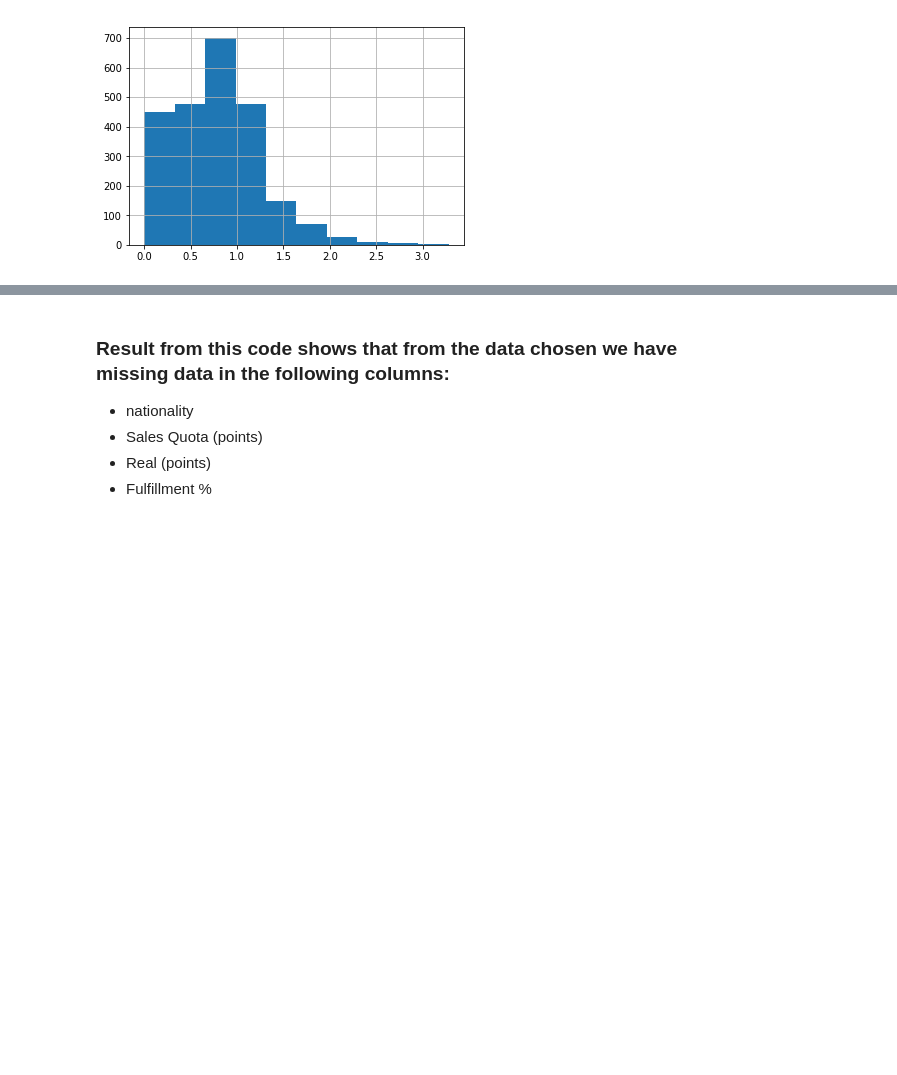
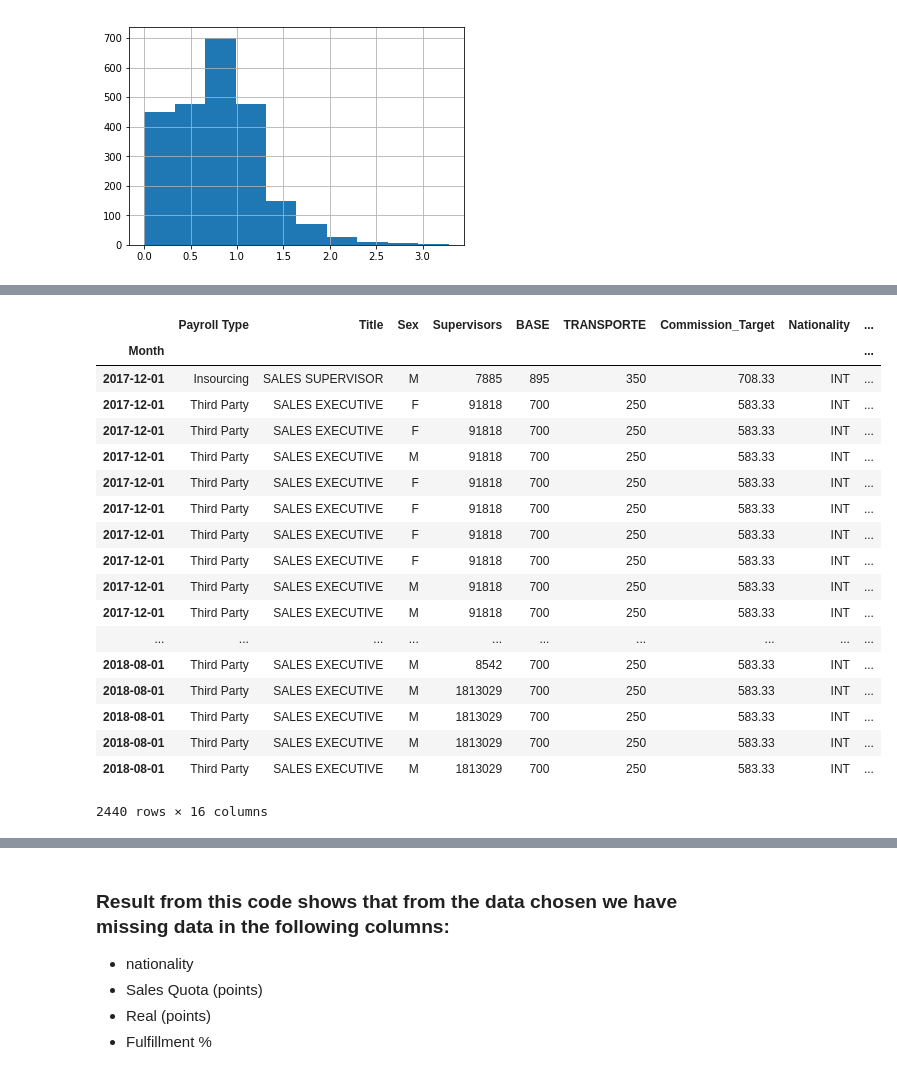
Before and after one commit to jephtah/data-Dennis, a Jupyter notebook: Dennis.ipynb, the cells around one changed output, grey strips where cells are left out. Drawn from its saved outputs; the diff is of its cells as text; code cells hidden in the pictures; blank space fills up the shorter version.

```diff
--- a/Dennis.ipynb
+++ b/Dennis.ipynb
@@ -36,3 +42,26 @@ new_data.head()
+# %%
+new_data = new_data.set_index(new_data["Month"])
+new_data.drop("Month", axis=1)
+# %% [output]
+|  | Payroll Type | Title | Sex | Supervisors | BASE | TRANSPORTE | Commission_Target | Nationality | ... |
+| Month |  |  |  |  |  |  |  |  | ... |
+| 2017-12-01 | Insourcing | SALES SUPERVISOR | M | 7885 | 895 | 350 | 708.33 | INT | ... |
+| 2017-12-01 | Third Party | SALES EXECUTIVE | F | 91818 | 700 | 250 | 583.33 | INT | ... |
+| 2017-12-01 | Third Party | SALES EXECUTIVE | F | 91818 | 700 | 250 | 583.33 | INT | ... |
+| 2017-12-01 | Third Party | SALES EXECUTIVE | M | 91818 | 700 | 250 | 583.33 | INT | ... |
+| 2017-12-01 | Third Party | SALES EXECUTIVE | F | 91818 | 700 | 250 | 583.33 | INT | ... |
+| 2017-12-01 | Third Party | SALES EXECUTIVE | F | 91818 | 700 | 250 | 583.33 | INT | ... |
+| 2017-12-01 | Third Party | SALES EXECUTIVE | F | 91818 | 700 | 250 | 583.33 | INT | ... |
+| 2017-12-01 | Third Party | SALES EXECUTIVE | F | 91818 | 700 | 250 | 583.33 | INT | ... |
+| 2017-12-01 | Third Party | SALES EXECUTIVE | M | 91818 | 700 | 250 | 583.33 | INT | ... |
+| 2017-12-01 | Third Party | SALES EXECUTIVE | M | 91818 | 700 | 250 | 583.33 | INT | ... |
+| ... | ... | ... | ... | ... | ... | ... | ... | ... | ... |
+| 2018-08-01 | Third Party | SALES EXECUTIVE | M | 8542 | 700 | 250 | 583.33 | INT | ... |
+| 2018-08-01 | Third Party | SALES EXECUTIVE | M | 1813029 | 700 | 250 | 583.33 | INT | ... |
+| 2018-08-01 | Third Party | SALES EXECUTIVE | M | 1813029 | 700 | 250 | 583.33 | INT | ... |
+| 2018-08-01 | Third Party | SALES EXECUTIVE | M | 1813029 | 700 | 250 | 583.33 | INT | ... |
+| 2018-08-01 | Third Party | SALES EXECUTIVE | M | 1813029 | 700 | 250 | 583.33 | INT | ... |
+2440 rows × 16 columns
 # %%
 new_data.info()
 # %% [output]
```
Also changed, not shown: parts of 19 cells of this notebook.
